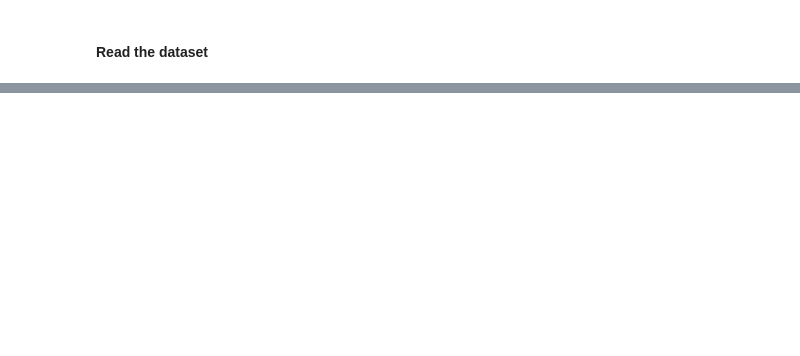
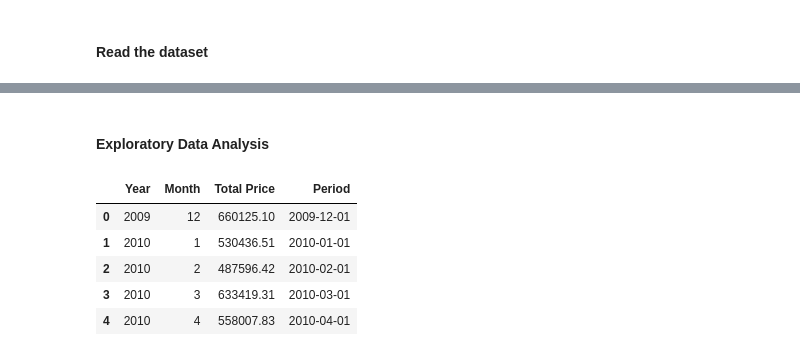
Before and after one commit to daff00/trendify-customer-segmentation, a Jupyter notebook: notebook.ipynb, the cells around one changed output, grey strips where cells are left out. Saved outputs shown, nothing was run; the diff lists cells and outputs as text; code cells hidden in the pictures; blank space fills up the shorter version.

```diff
--- a/notebook.ipynb
+++ b/notebook.ipynb
@@ -64,0 +171,17 @@ There are 243.007 missing values of Customer ID and 4.382 missing values of prod
+# %% [markdown]
+#### Exploratory Data Analysis
+# %%
+# Sales trend
+sales_trend = sales.groupby(['Year', 'Month'])['Total Price'].sum().reset_index()
+
+# Combine Year and Month into a single datetime column
+sales_trend['Period'] = pd.to_datetime(sales_trend[['Year', 'Month']].assign(DAY=1))
+
+sales_trend.head()
+# %% [output]
+|  | Year | Month | Total Price | Period |
+| 0 | 2009 | 12 | 660125.10 | 2009-12-01 |
+| 1 | 2010 | 1 | 530436.51 | 2010-01-01 |
+| 2 | 2010 | 2 | 487596.42 | 2010-02-01 |
+| 3 | 2010 | 3 | 633419.31 | 2010-03-01 |
+| 4 | 2010 | 4 | 558007.83 | 2010-04-01 |
```
Also changed, not shown: parts of 12 cells of this notebook.
